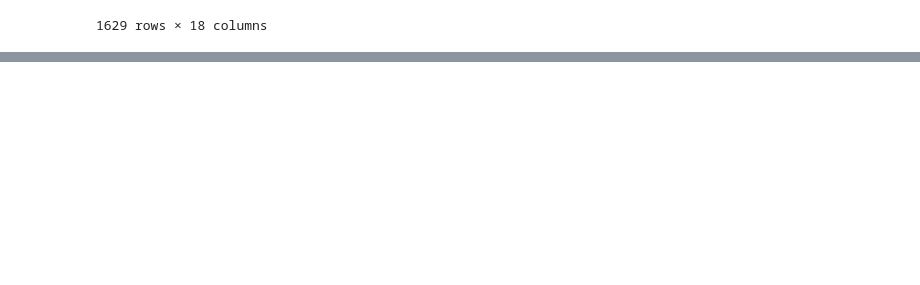
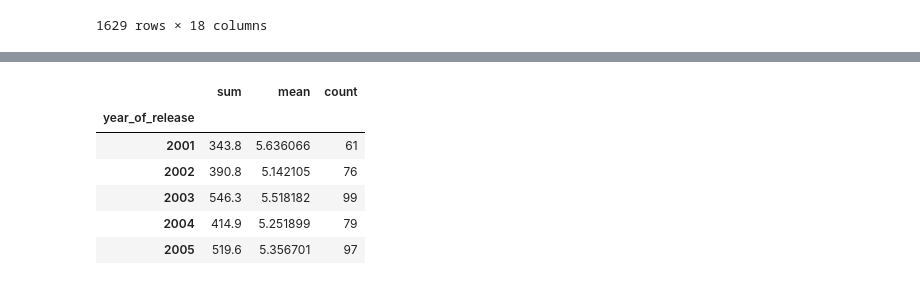
Before and after one commit to aryanp0603/retail_analytics, a Jupyter notebook: 11.Group_by.ipynb, the cells around one changed output, grey strips where cells are left out. Drawn from its saved outputs; the diff is of its cells as text; code cells hidden in the pictures; blank space fills up the shorter version.

```diff
--- a/11.Group_by.ipynb
+++ b/11.Group_by.ipynb
@@ -205,0 +353,2 @@ movies.groupby('year_of_release').head(1)
+# %%
+movies['runtime'] = pd.to_numeric(movies['runtime'], errors='coerce')
@@ -205,0 +405,10 @@ movies.groupby('year_of_release').head(1)
+# %%
+movies.groupby('year_of_release')['imdb_rating'].agg(['sum', 'mean', 'count']).head()
+# %% [output]
+|  | sum | mean | count |
+| year_of_release |  |  |  |
+| 2001 | 343.8 | 5.636066 | 61 |
+| 2002 | 390.8 | 5.142105 | 76 |
+| 2003 | 546.3 | 5.518182 | 99 |
+| 2004 | 414.9 | 5.251899 | 79 |
+| 2005 | 519.6 | 5.356701 | 97 |
```
Also changed, not shown: parts of 18 cells of this notebook.
